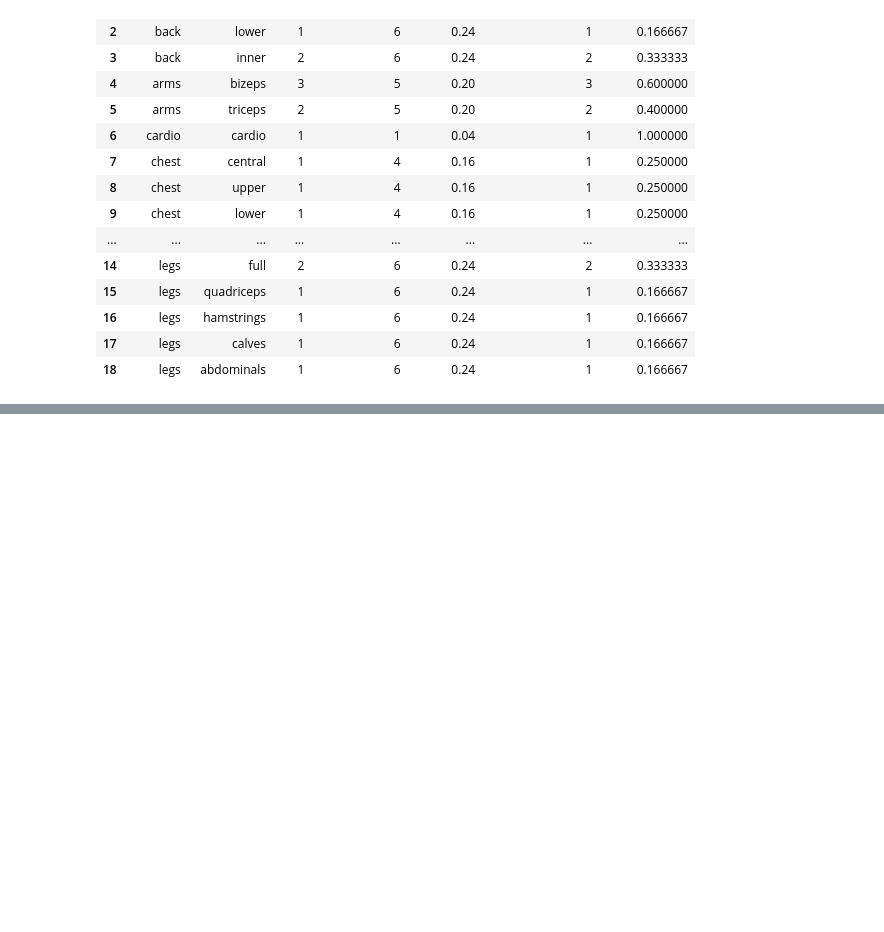
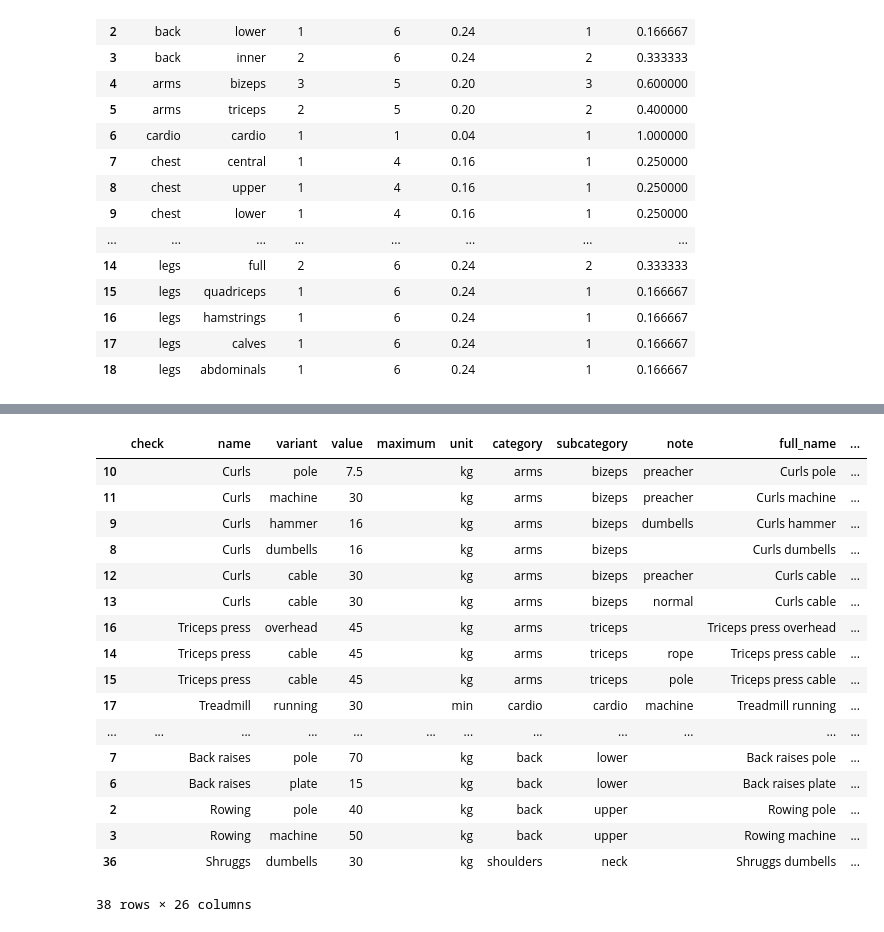
Before and after one commit to benedikt-holland/obsidian-fitness-tracker, a Jupyter notebook: heuristics.ipynb, the cells around one changed output, grey strips where cells are left out. Cells and saved outputs as stored; diff of their text form; code cells hidden in the pictures; blank space fills up the shorter version.

Commit message:
⚗️ data exploration for gym heuristic score

```diff
--- a/heuristics.ipynb
+++ b/heuristics.ipynb
@@ -252,2 +315,23 @@ df.sort_values(["day_score", "category", "subcategory", "name", "variant"], asce
 | 36 |  | Shruggs | dumbells | 30 |  | kg | shoulders | neck |  | Shruggs dumbells | ... |
 38 rows × 26 columns
+# %%
+df.sort_values(["category_score", "subcategory_score", "name", "variant"], ascending=False)
+# %% [output]
+|  | check | name | variant | value | maximum | unit | category | subcategory | note | full_name | ... |
+| 10 |  | Curls | pole | 7.5 |  | kg | arms | bizeps | preacher | Curls pole | ... |
+| 11 |  | Curls | machine | 30 |  | kg | arms | bizeps | preacher | Curls machine | ... |
+| 9 |  | Curls | hammer | 16 |  | kg | arms | bizeps | dumbells | Curls hammer | ... |
+| 8 |  | Curls | dumbells | 16 |  | kg | arms | bizeps |  | Curls dumbells | ... |
+| 12 |  | Curls | cable | 30 |  | kg | arms | bizeps | preacher | Curls cable | ... |
+| 13 |  | Curls | cable | 30 |  | kg | arms | bizeps | normal | Curls cable | ... |
+| 16 |  | Triceps press | overhead | 45 |  | kg | arms | triceps |  | Triceps press overhead | ... |
+| 14 |  | Triceps press | cable | 45 |  | kg | arms | triceps | rope | Triceps press cable | ... |
+| 15 |  | Triceps press | cable | 45 |  | kg | arms | triceps | pole | Triceps press cable | ... |
+| 17 |  | Treadmill | running | 30 |  | min | cardio | cardio | machine | Treadmill running | ... |
+| ... | ... | ... | ... | ... | ... | ... | ... | ... | ... | ... | ... |
+| 7 |  | Back raises | pole | 70 |  | kg | back | lower |  | Back raises pole | ... |
+| 6 |  | Back raises | plate | 15 |  | kg | back | lower |  | Back raises plate | ... |
+| 2 |  | Rowing | pole | 40 |  | kg | back | upper |  | Rowing pole | ... |
+| 3 |  | Rowing | machine | 50 |  | kg | back | upper |  | Rowing machine | ... |
+| 36 |  | Shruggs | dumbells | 30 |  | kg | shoulders | neck |  | Shruggs dumbells | ... |
+38 rows × 26 columns
```
Also changed, not shown: parts of 16 cells of this notebook.
